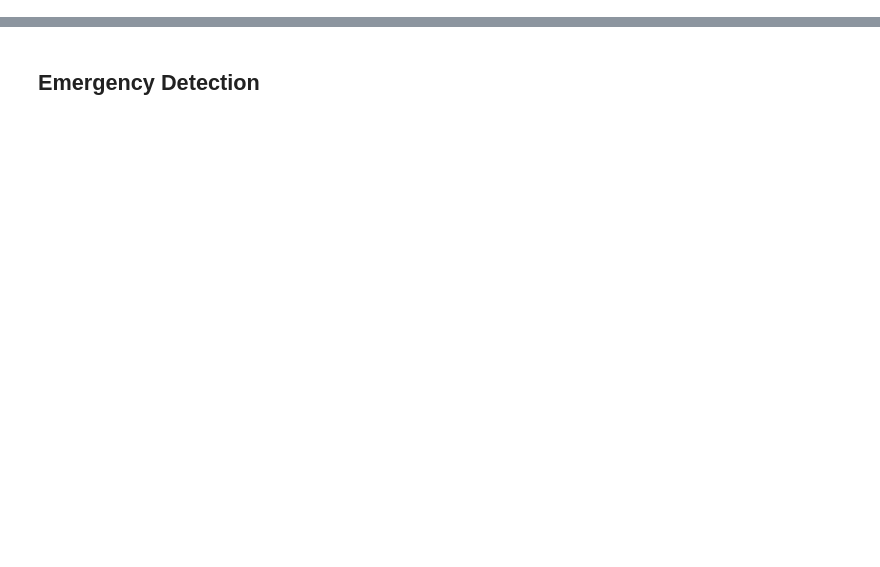
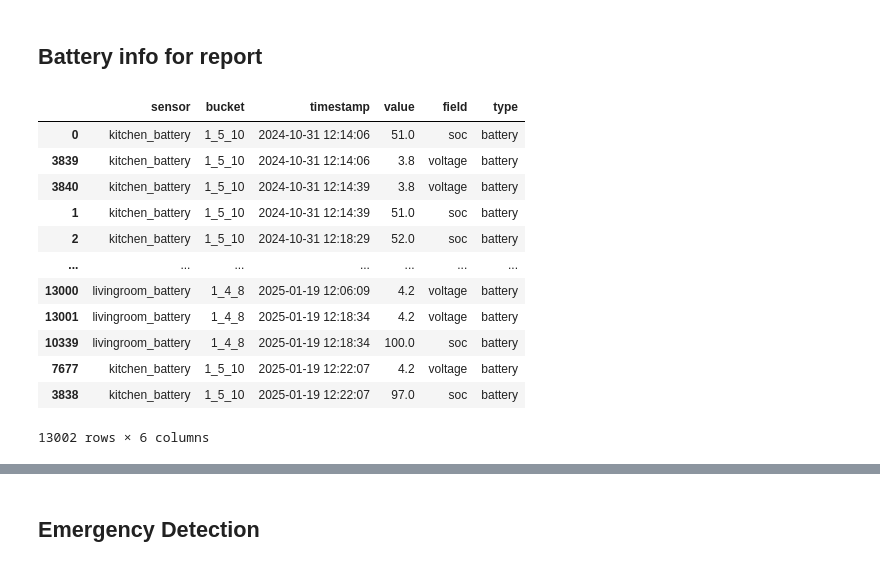
Before and after one commit to radovluk/sif, a Jupyter notebook: monitoring/monitoring.ipynb, the cells around one changed output, grey strips where cells are left out. Cells and saved outputs as stored; diff of their text form; code cells hidden in the pictures; blank space fills up the shorter version.

Commit message:
report

```diff
--- a/monitoring/monitoring.ipynb
+++ b/monitoring/monitoring.ipynb
@@ -0,0 +1,29 @@
+# %% [markdown]
+## Battery info for report
+# %%
+from base.influx_utils import fetch_battery_info
+battery_info = fetch_battery_info(
+    start_hours=24 * 7 * 50,
+    interval_hours=24 * 7 * 50
+)
+# %%
+battery_df = pd.DataFrame(battery_info)
+battery_df['timestamp'] = pd.to_datetime(battery_df['timestamp'], unit='ms')
+battery_df['sensor'] = battery_df['sensor'].apply(lambda x: x[0])
+battery_df = battery_df.sort_values(by='timestamp')
+# %%
+battery_df
+# %% [output]
+|  | sensor | bucket | timestamp | value | field | type |
+| 0 | kitchen_battery | 1_5_10 | 2024-10-31 12:14:06 | 51.0 | soc | battery |
+| 3839 | kitchen_battery | 1_5_10 | 2024-10-31 12:14:06 | 3.8 | voltage | battery |
+| 3840 | kitchen_battery | 1_5_10 | 2024-10-31 12:14:39 | 3.8 | voltage | battery |
+| 1 | kitchen_battery | 1_5_10 | 2024-10-31 12:14:39 | 51.0 | soc | battery |
+| 2 | kitchen_battery | 1_5_10 | 2024-10-31 12:18:29 | 52.0 | soc | battery |
+| ... | ... | ... | ... | ... | ... | ... |
+| 13000 | livingroom_battery | 1_4_8 | 2025-01-19 12:06:09 | 4.2 | voltage | battery |
+| 13001 | livingroom_battery | 1_4_8 | 2025-01-19 12:18:34 | 4.2 | voltage | battery |
+| 10339 | livingroom_battery | 1_4_8 | 2025-01-19 12:18:34 | 100.0 | soc | battery |
+| 7677 | kitchen_battery | 1_5_10 | 2025-01-19 12:22:07 | 4.2 | voltage | battery |
+| 3838 | kitchen_battery | 1_5_10 | 2025-01-19 12:22:07 | 97.0 | soc | battery |
+13002 rows × 6 columns
```
Also changed, not shown: parts of 39 cells of this notebook, 3 other files.
